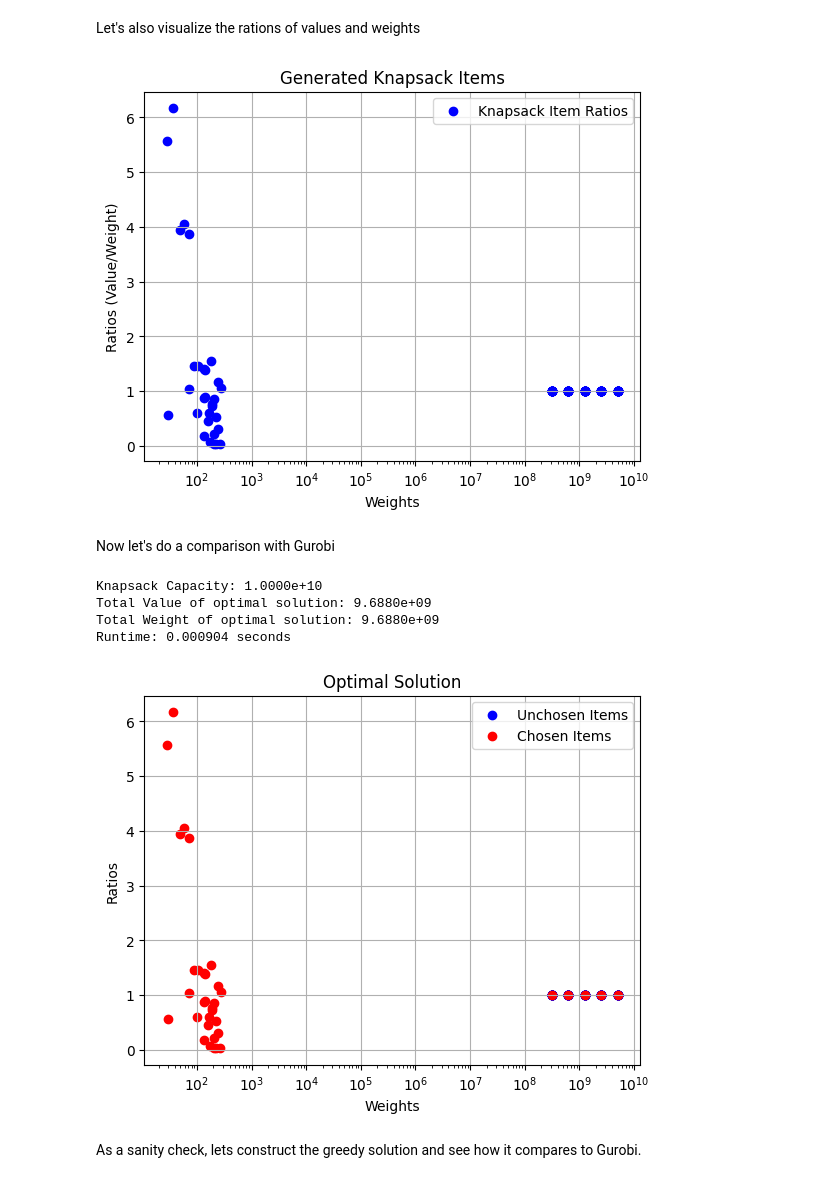
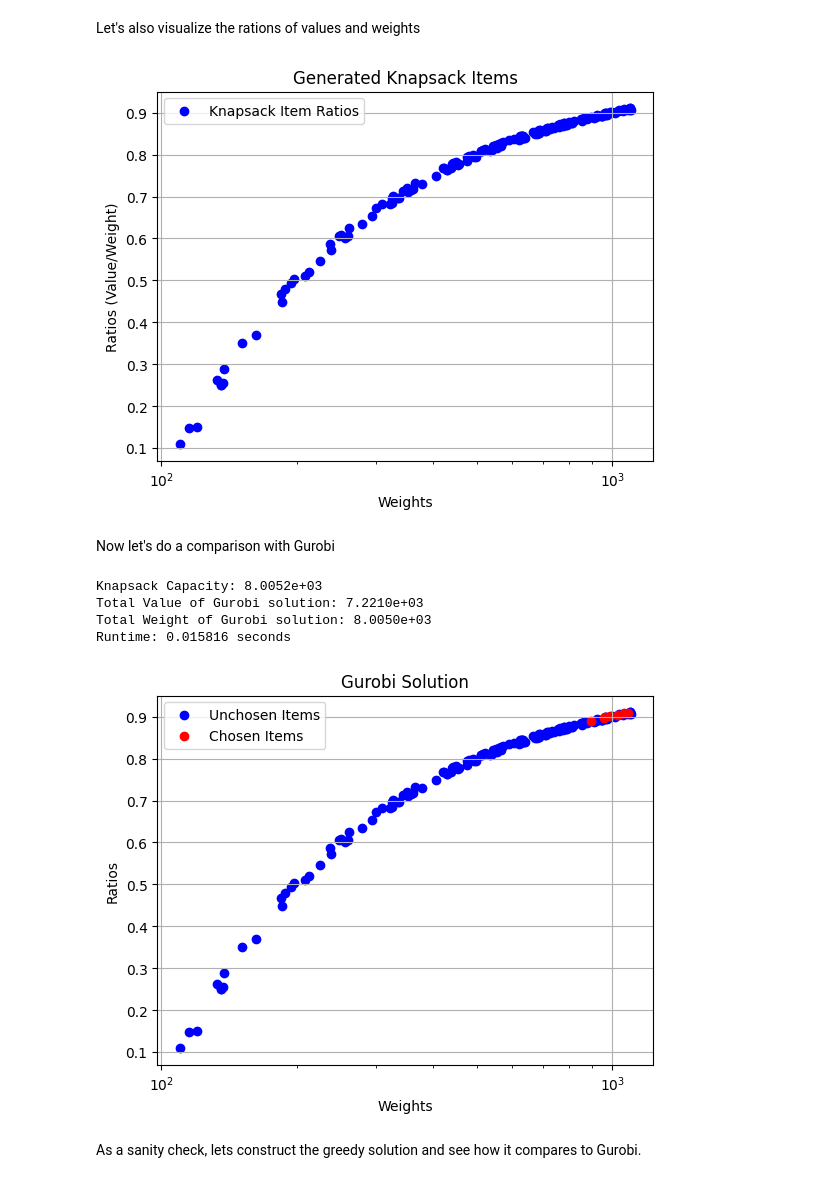
Before and after one commit to jhoule42/xQAOA_unit_commitment, a Jupyter notebook: demo.ipynb, the cells around one changed output. Cells and saved outputs as stored; diff of their text form; code cells hidden in the pictures.

```diff
--- a/demo.ipynb
+++ b/demo.ipynb
@@ -35,7 +35,7 @@ def load_knapsacks(file):
 instances = load_knapsacks("knapsacks.h5")
 k_values = [0, 5, 10, 50, 100, 500, 1000, 10000]
 colours = ['blue', 'green', 'orange', 'red', 'k', 'purple', 'lightblue', 'pink']
-instance_index = 0
+instance_index = 5
 instance=instances[instance_index]
 # %%
 weights = np.array(instance["weights"])
@@ -106,34 +107,34 @@ plt.legend()
 plt.grid(True)
 plt.show()
 # %% [output]
-[figure, old version]
+[figure, new version]
 # %% [markdown]
 Now let's do a comparison with Gurobi
 # %%
 # Solve the knapsack problem using Gurobi
 print(f"Knapsack Capacity: {format(capacity,'.4e')}")
-print(f"Total Value of optimal solution: {format(result_gurobi['total_value'],'.4e')}")
-print(f"Total Weight of optimal solution: {format(result_gurobi['total_weight'],'.4e')}")
+print(f"Total Value of Gurobi solution: {format(result_gurobi['total_value'],'.4e')}")
+print(f"Total Weight of Gurobi solution: {format(result_gurobi['total_weight'],'.4e')}")
 print(f"Runtime: {result_gurobi['runtime']:.6f} seconds")
 
 # Lets also plot the Gurobi solutions
 soln_mask = np.array([c == '1' for c in result_gurobi['bitstring']], dtype=bool)
 plt.figure()
 plt.scatter(weights[~soln_mask], ratios[~soln_mask],  color='blue', marker='o', label='Unchosen Items')
 plt.scatter(weights[soln_mask], ratios[soln_mask],  color='red', marker='o', label='Chosen Items')
-plt.title('Optimal Solution')
+plt.title('Gurobi Solution')
 plt.ylabel('Ratios')
 plt.xlabel('Weights')
 plt.xscale('log')
 plt.legend()
 plt.grid(True)
 plt.show()
 # %% [output]
-Knapsack Capacity: 1.0000e+10
-Total Value of optimal solution: 9.6880e+09
-Total Weight of optimal solution: 9.6880e+09
-Runtime: 0.000904 seconds
+Knapsack Capacity: 8.0052e+03
+Total Value of Gurobi solution: 7.2210e+03
+Total Weight of Gurobi solution: 8.0050e+03
+Runtime: 0.015816 seconds
-[figure, old version]
+[figure, new version]
 # %% [markdown]
 As a sanity check, lets construct the greedy solution and see how it compares to Gurobi.
 # %%
```
Also changed, not shown: parts of 36 cells of this notebook, 6 other files.
